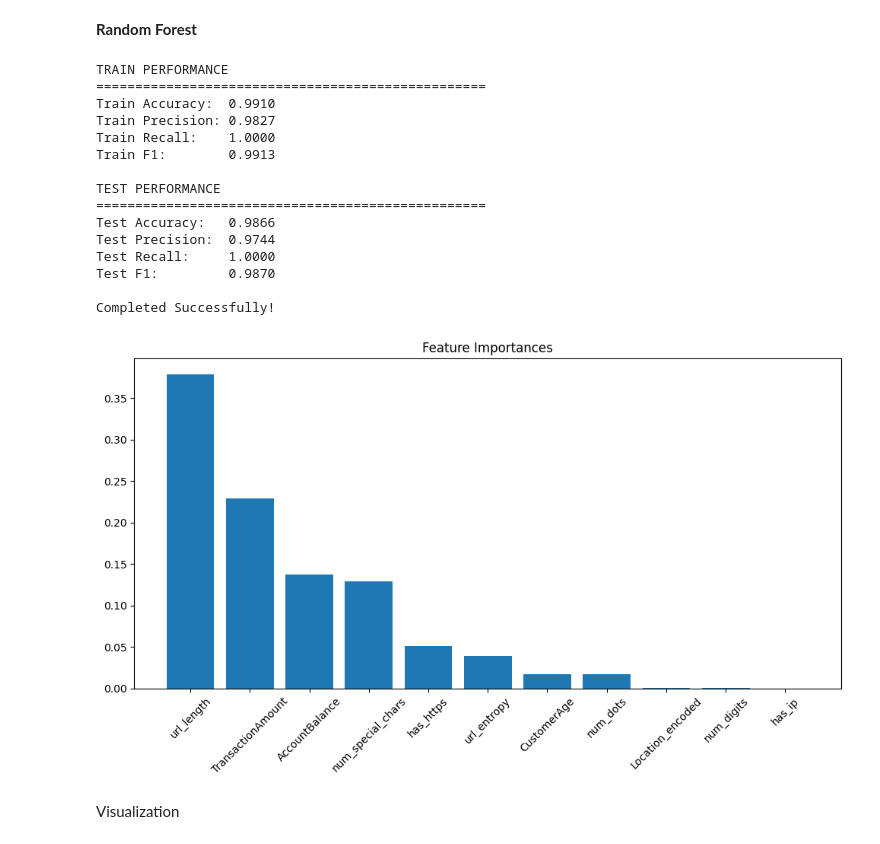
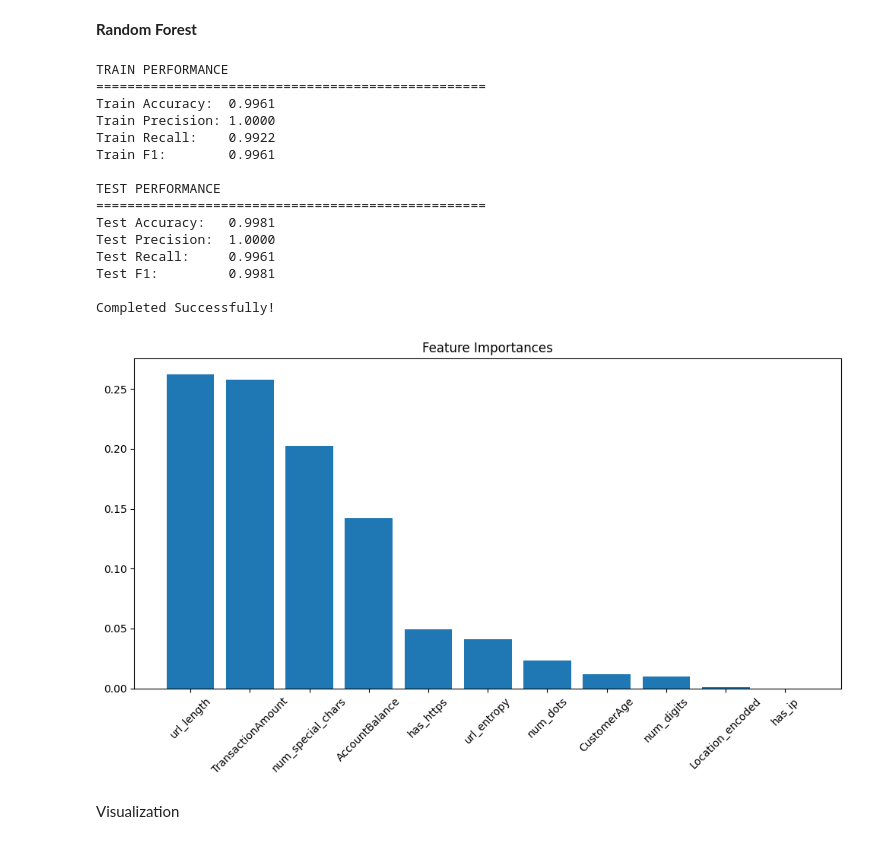
Before and after one commit to Sadrib-perfecthonest/Fake-Payment-Gateway-Detection-Adversarial-Resistant-, a Jupyter notebook: Data/Notebook/Models/model_final.ipynb, the cells around one changed output. Cells and saved outputs as stored; diff of their text form; code cells hidden in the pictures.

```diff
--- a/Data/Notebook/Models/model_final.ipynb
+++ b/Data/Notebook/Models/model_final.ipynb
@@ -347,7 +382,7 @@ from sklearn.metrics import accuracy_score, precision_score, recall_score, f1_sc
 import joblib
 import matplotlib.pyplot as plt
 
-train_path = "../../processed/Feature.csv"
+train_path = "../../processed/preprocessed_dataset.csv"
 test_path  = "../../processed/test_mlp.csv"
 
 df_train = pd.read_csv(train_path)
@@ -415,42 +450,42 @@ print(f"Train Accuracy:  {train_accuracy:.4f}")
 print(f"Train Precision: {train_precision:.4f}")
 print(f"Train Recall:    {train_recall:.4f}")
 print(f"Train F1:        {train_f1:.4f}")
 
 print("\nTEST PERFORMANCE")
 print("="*50)
 print(f"Test Accuracy:   {test_accuracy:.4f}")
 print(f"Test Precision:  {test_precision:.4f}")
 print(f"Test Recall:     {test_recall:.4f}")
 print(f"Test F1:         {test_f1:.4f}")
 
 joblib.dump(model, "random_forest_final.pkl")
 print("\nCompleted Successfully!")
 
 importances = model.feature_importances_
 indices = np.argsort(importances)[::-1]
 plt.figure(figsize=(10,6))
 plt.title("Feature Importances")
 plt.bar(range(len(feature_columns)), importances[indices], align='center')
 plt.xticks(range(len(feature_columns)), [feature_columns[i] for i in indices], rotation=45)
 plt.tight_layout()
 plt.show()
 # %% [output]
 TRAIN PERFORMANCE
 ==================================================
-Train Accuracy:  0.9910
-Train Precision: 0.9827
-Train Recall:    1.0000
-Train F1:        0.9913
+Train Accuracy:  0.9961
+Train Precision: 1.0000
+Train Recall:    0.9922
+Train F1:        0.9961
 
 TEST PERFORMANCE
 ==================================================
-Test Accuracy:   0.9866
-Test Precision:  0.9744
-Test Recall:     1.0000
-Test F1:         0.9870
+Test Accuracy:   0.9981
+Test Precision:  1.0000
+Test Recall:     0.9961
+Test F1:         0.9981
 
 Completed Successfully!
-[figure, old version]
+[figure, new version]
 # %% [markdown]
 Visualization
 # %%
```
Also changed, not shown: parts of 1 cell of this notebook, 6 other files.
